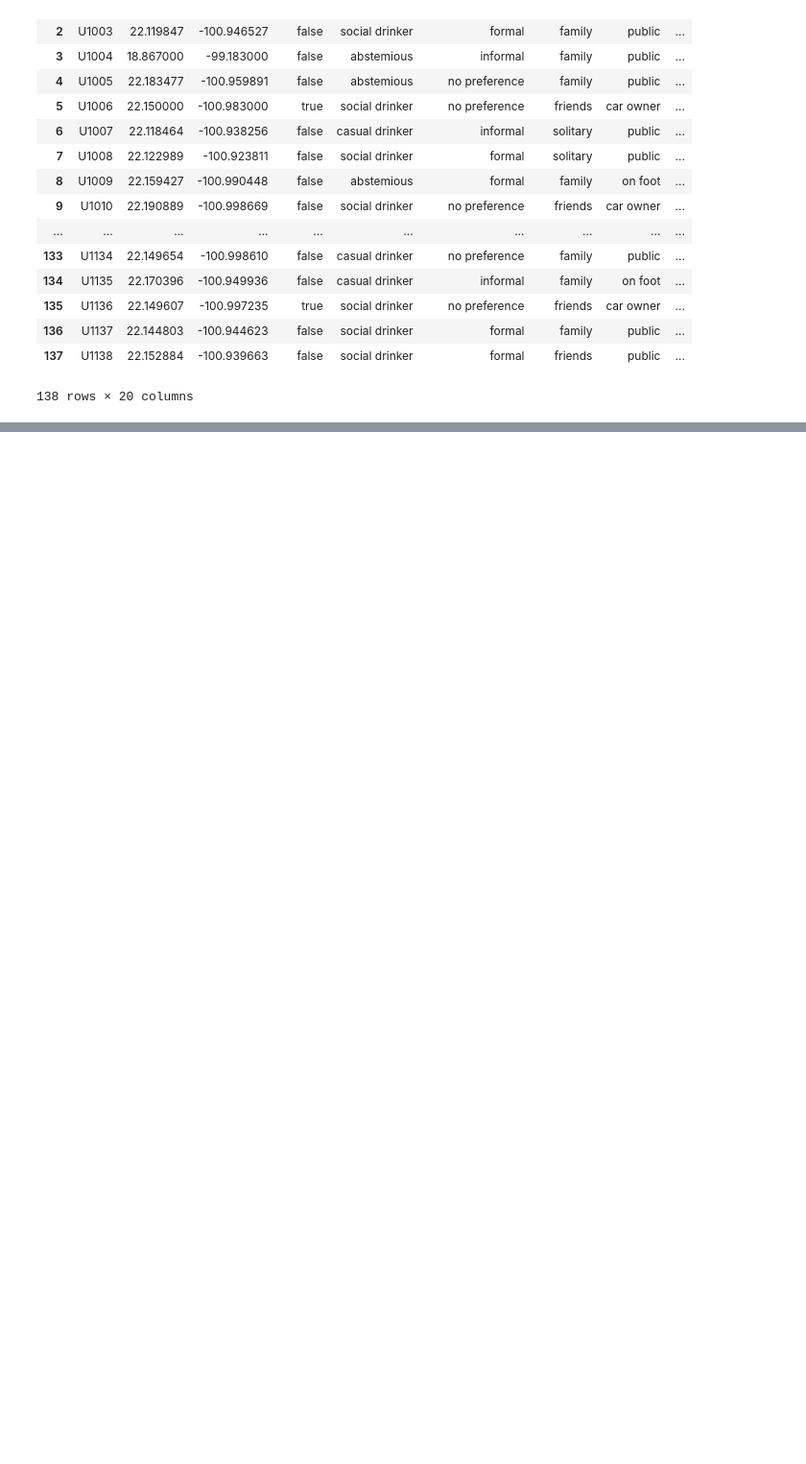
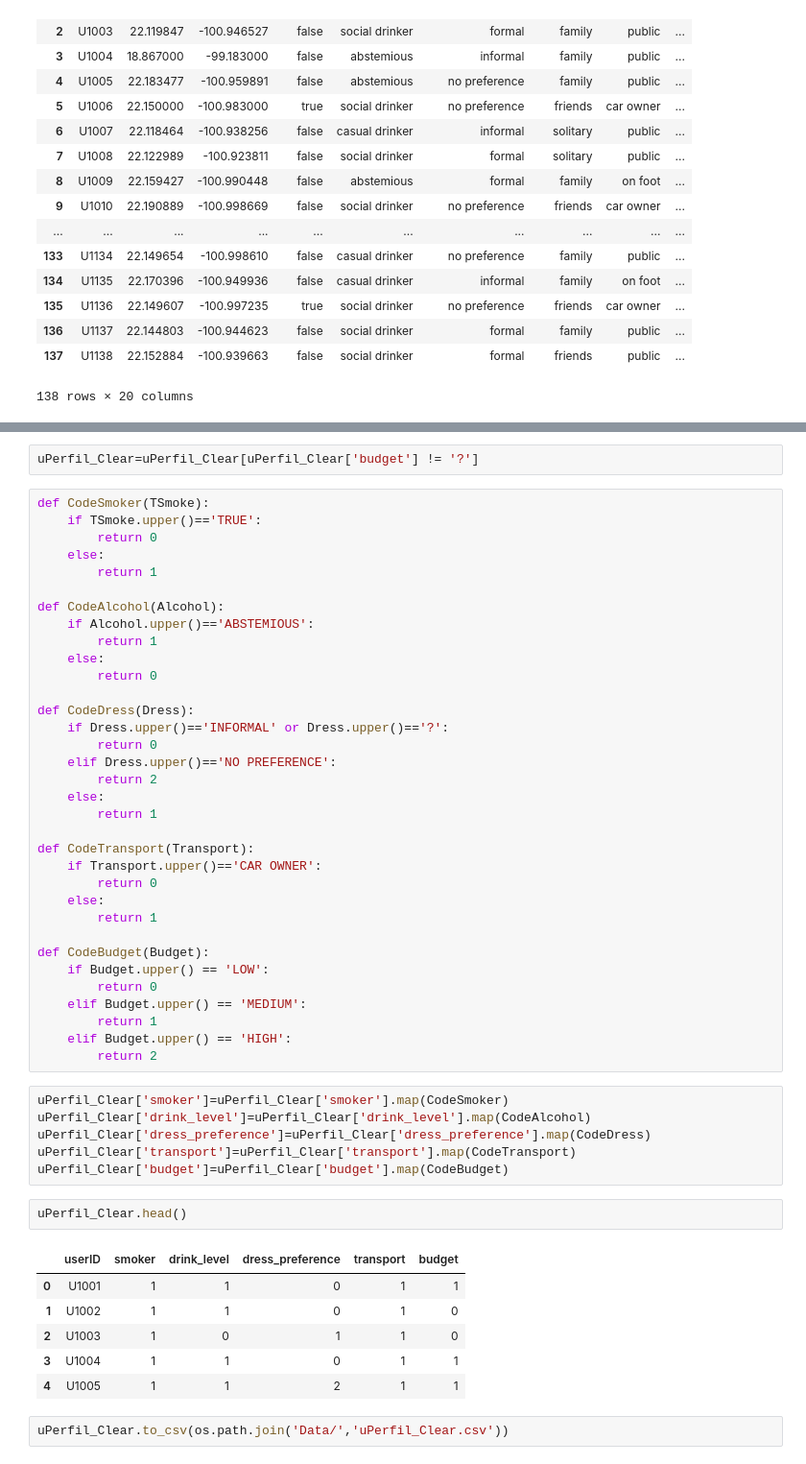
Before and after one commit to jorgeserranodelcerro/TFM_recommender_system, a Jupyter notebook: TFM.ipynb, the cells around one changed output, grey strips where cells are left out. Shown: that part at 96% size. Drawn from its saved outputs; the diff is of its cells as text; blank space fills up the shorter version.

```diff
--- a/TFM.ipynb
+++ b/TFM.ipynb
@@ -555,0 +580,53 @@ user_all
+# %%
+uPerfil_Clear=uPerfil_Clear[uPerfil_Clear['budget'] != '?']
+# %%
+def CodeSmoker(TSmoke):
+    if TSmoke.upper()=='TRUE':
+        return 0
+    else:
+        return 1
+
+def CodeAlcohol(Alcohol):
+    if Alcohol.upper()=='ABSTEMIOUS':
+        return 1
+    else:
+        return 0
+
+def CodeDress(Dress):
+    if Dress.upper()=='INFORMAL' or Dress.upper()=='?':
+        return 0
+    elif Dress.upper()=='NO PREFERENCE':
+        return 2
+    else:
+        return 1
+
+def CodeTransport(Transport):
+    if Transport.upper()=='CAR OWNER':
+        return 0
+    else:
+        return 1
+
+def CodeBudget(Budget):
+    if Budget.upper() == 'LOW':
+        return 0
+    elif Budget.upper() == 'MEDIUM':
+        return 1
+    elif Budget.upper() == 'HIGH':
+        return 2
+# %%
+uPerfil_Clear['smoker']=uPerfil_Clear['smoker'].map(CodeSmoker)
+uPerfil_Clear['drink_level']=uPerfil_Clear['drink_level'].map(CodeAlcohol)
+uPerfil_Clear['dress_preference']=uPerfil_Clear['dress_preference'].map(CodeDress)
+uPerfil_Clear['transport']=uPerfil_Clear['transport'].map(CodeTransport)
+uPerfil_Clear['budget']=uPerfil_Clear['budget'].map(CodeBudget)
+# %%
+uPerfil_Clear.head()
+# %% [output]
+|  | userID | smoker | drink_level | dress_preference | transport | budget |
+| 0 | U1001 | 1 | 1 | 0 | 1 | 1 |
+| 1 | U1002 | 1 | 1 | 0 | 1 | 0 |
+| 2 | U1003 | 1 | 0 | 1 | 1 | 0 |
+| 3 | U1004 | 1 | 1 | 0 | 1 | 1 |
+| 4 | U1005 | 1 | 1 | 2 | 1 | 1 |
+# %%
+uPerfil_Clear.to_csv(os.path.join('Data/','uPerfil_Clear.csv'))
```
Also changed, not shown: parts of 5 cells of this notebook, 15 other files.
